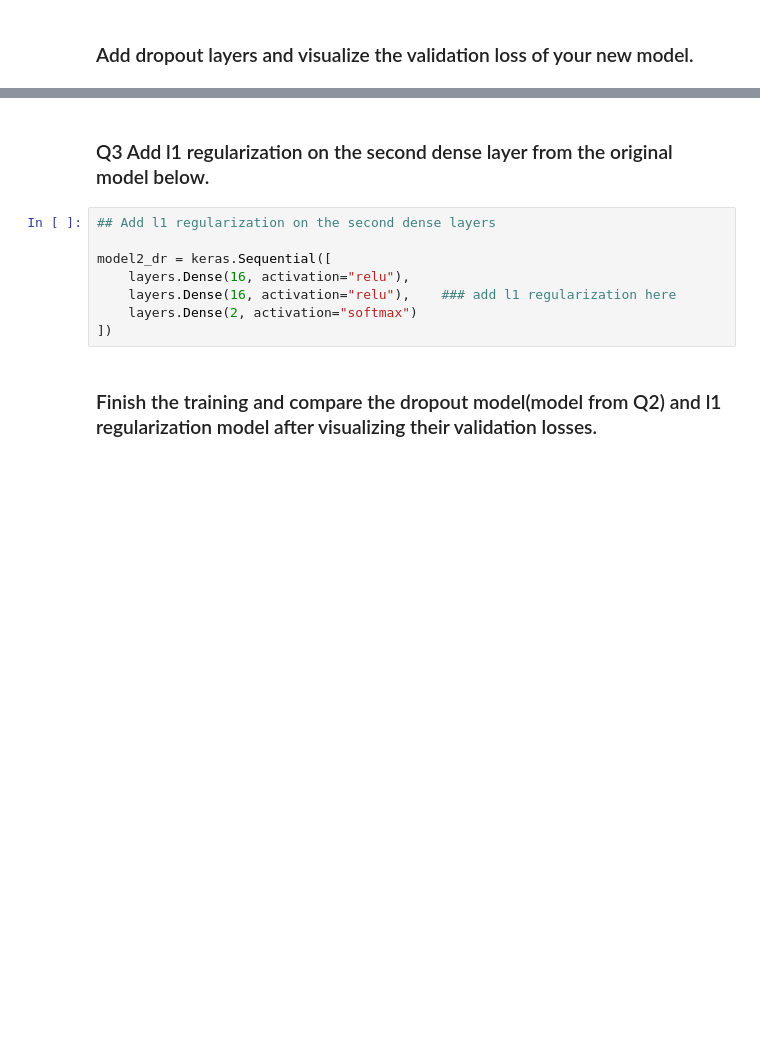
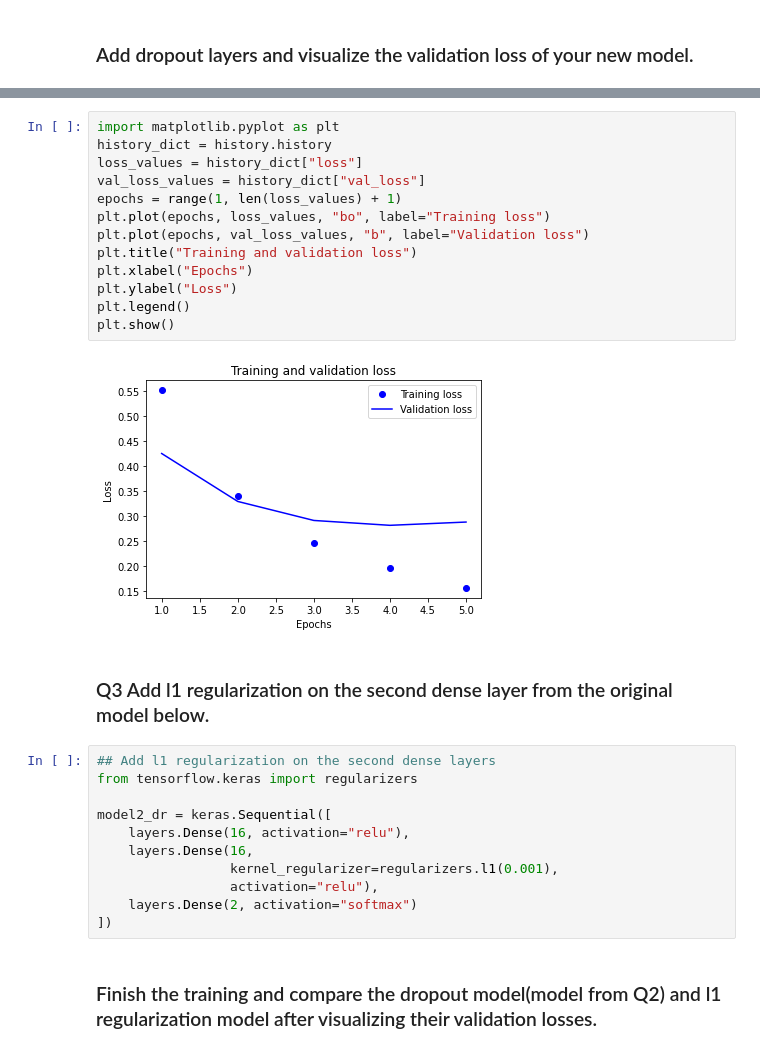
Before and after one commit to seongyeon1/test1, a Jupyter notebook: HW2.ipynb, the cells around one changed output, grey strips where cells are left out. Drawn from its saved outputs; the diff is of its cells as text; blank space fills up the shorter version.

```diff
--- a/HW2.ipynb
+++ b/HW2.ipynb
@@ -101,11 +172,29 @@ model2_dr = keras.Sequential([
+# %%
+import matplotlib.pyplot as plt
+history_dict = history.history
+loss_values = history_dict["loss"]
+val_loss_values = history_dict["val_loss"]
+epochs = range(1, len(loss_values) + 1)
+plt.plot(epochs, loss_values, "bo", label="Training loss")
+plt.plot(epochs, val_loss_values, "b", label="Validation loss")
+plt.title("Training and validation loss")
+plt.xlabel("Epochs")
+plt.ylabel("Loss")
+plt.legend()
+plt.show()
+# %% [output]
+[figure, added]
 # %% [markdown]
 ### Q3 Add l1 regularization on the second dense layer from the original model below.
 # %%
 ## Add l1 regularization on the second dense layers
+from tensorflow.keras import regularizers
 
 model2_dr = keras.Sequential([
     layers.Dense(16, activation="relu"),
-    layers.Dense(16, activation="relu"),    ### add l1 regularization here
+    layers.Dense(16,
+                 kernel_regularizer=regularizers.l1(0.001),
+                 activation="relu"),
     layers.Dense(2, activation="softmax")
 ])
 # %% [markdown]
```
Also changed, not shown: parts of 8 cells of this notebook.
